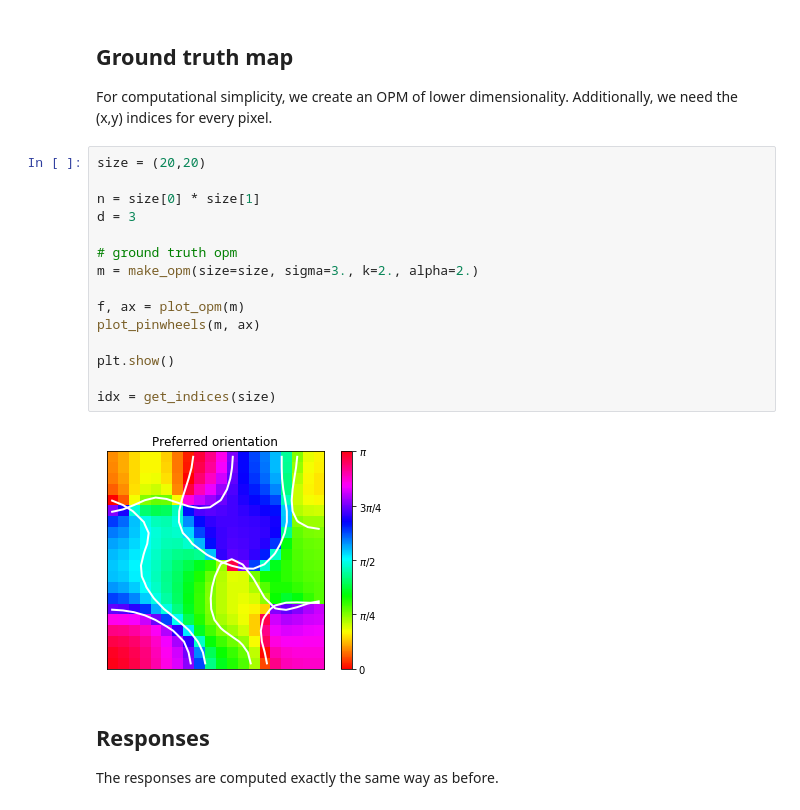
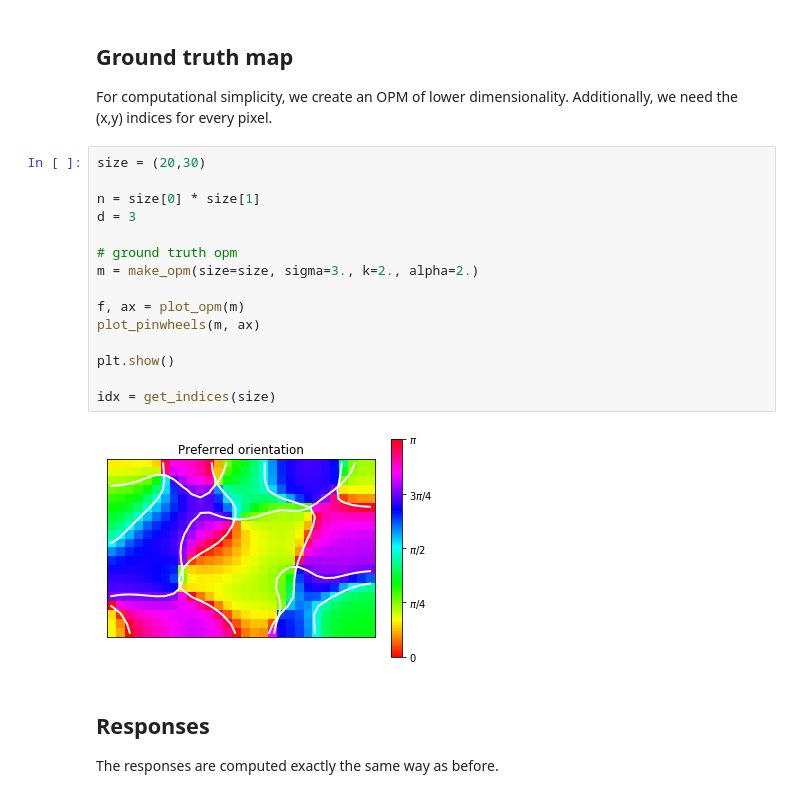
Before and after one commit to mackelab/gp-maps-python, a Jupyter notebook: NonSquareOPM.ipynb, the cells around one changed output. Drawn from its saved outputs; the diff is of its cells as text.

```diff
--- a/NonSquareOPM.ipynb
+++ b/NonSquareOPM.ipynb
@@ -24,22 +24,22 @@ array([[0, 0],
 
 For computational simplicity, we create an OPM of lower dimensionality. Additionally, we need the (x,y) indices for every pixel.
 # %%
-size = (20,20)
+size = (20,30)
 
 n = size[0] * size[1]
 d = 3
 
 # ground truth opm
 m = make_opm(size=size, sigma=3., k=2., alpha=2.)
 
 f, ax = plot_opm(m)
 plot_pinwheels(m, ax)
 
 plt.show()
 
 idx = get_indices(size)
 # %% [output]
-[figure, old version]
+[figure, new version]
 # %% [markdown]
 ## Responses
 The responses are computed exactly the same way as before.
```
Also changed, not shown: parts of 13 cells of this notebook, 2 other files.
